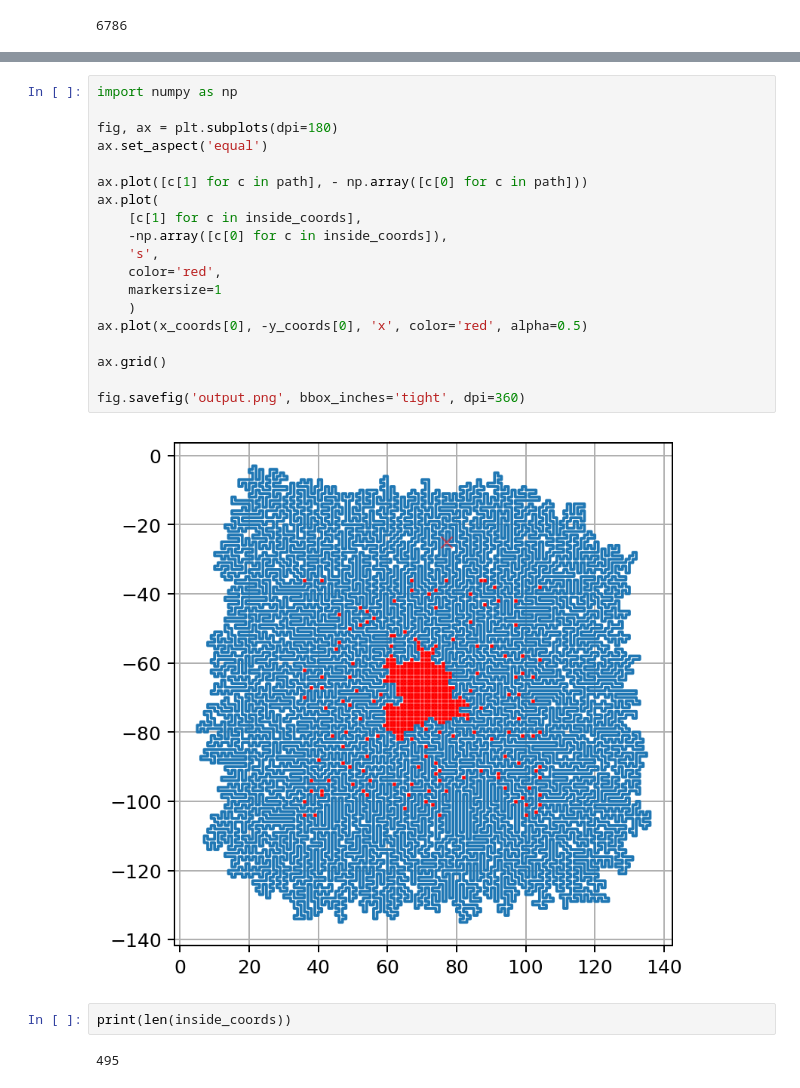
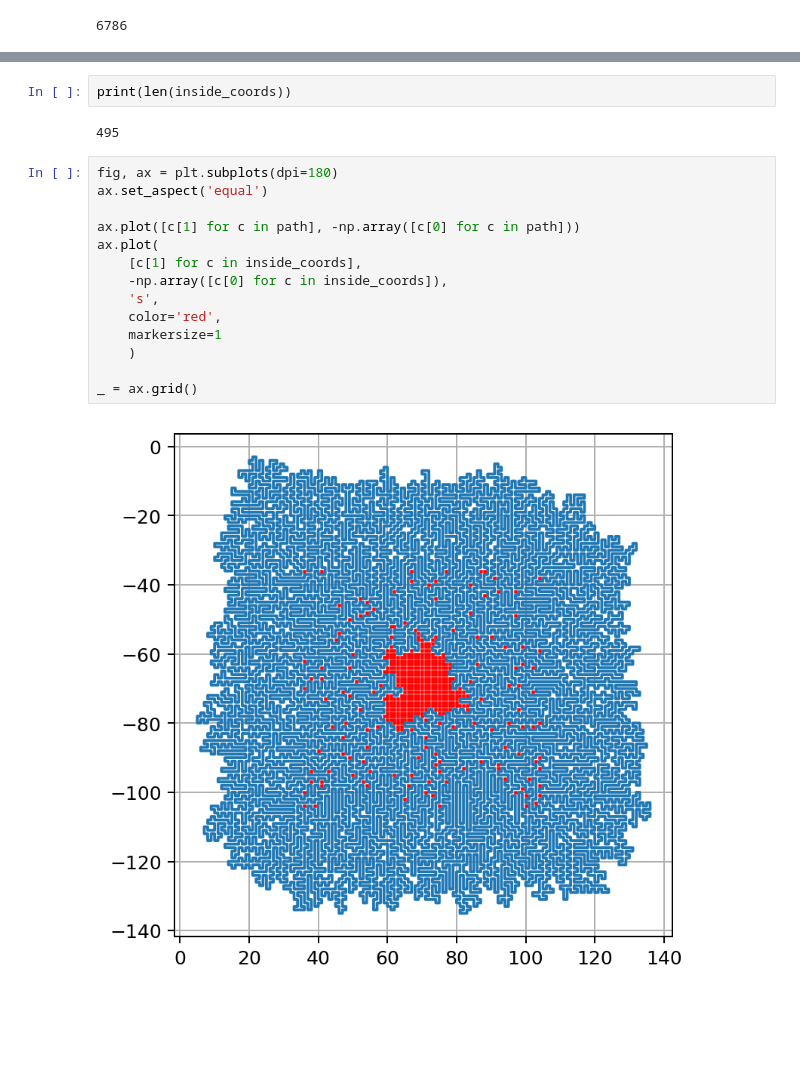
Before and after one commit to EliotFinch/advent-of-code, a Jupyter notebook: 2023/day10/solution.ipynb, the cells around one changed output, grey strips where cells are left out. Drawn from its saved outputs; the diff is of its cells as text; blank space fills up the shorter version.

```diff
--- a/2023/day10/solution.ipynb
+++ b/2023/day10/solution.ipynb
@@ -212,25 +191,20 @@ while True:
-# %%
-import numpy as np
-
-fig, ax = plt.subplots(dpi=180)
-ax.set_aspect('equal')
-
-ax.plot([c[1] for c in path], - np.array([c[0] for c in path]))
-ax.plot(
-    [c[1] for c in inside_coords],
-    -np.array([c[0] for c in inside_coords]),
-    's',
-    color='red',
-    markersize=1
-    )
-ax.plot(x_coords[0], -y_coords[0], 'x', color='red', alpha=0.5)
-
-ax.grid()
-
-fig.savefig('output.png', bbox_inches='tight', dpi=360)
-# %% [output]
-[figure, removed]
 # %%
 print(len(inside_coords))
 # %% [output]
 495
+# %%
+fig, ax = plt.subplots(dpi=180)
+ax.set_aspect('equal')
+
+ax.plot([c[1] for c in path], -np.array([c[0] for c in path]))
+ax.plot(
+    [c[1] for c in inside_coords],
+    -np.array([c[0] for c in inside_coords]),
+    's',
+    color='red',
+    markersize=1
+    )
+
+_ = ax.grid()
+# %% [output]
+[figure, added]
```
Also changed, not shown: parts of 16 cells of this notebook, 1 other file.
